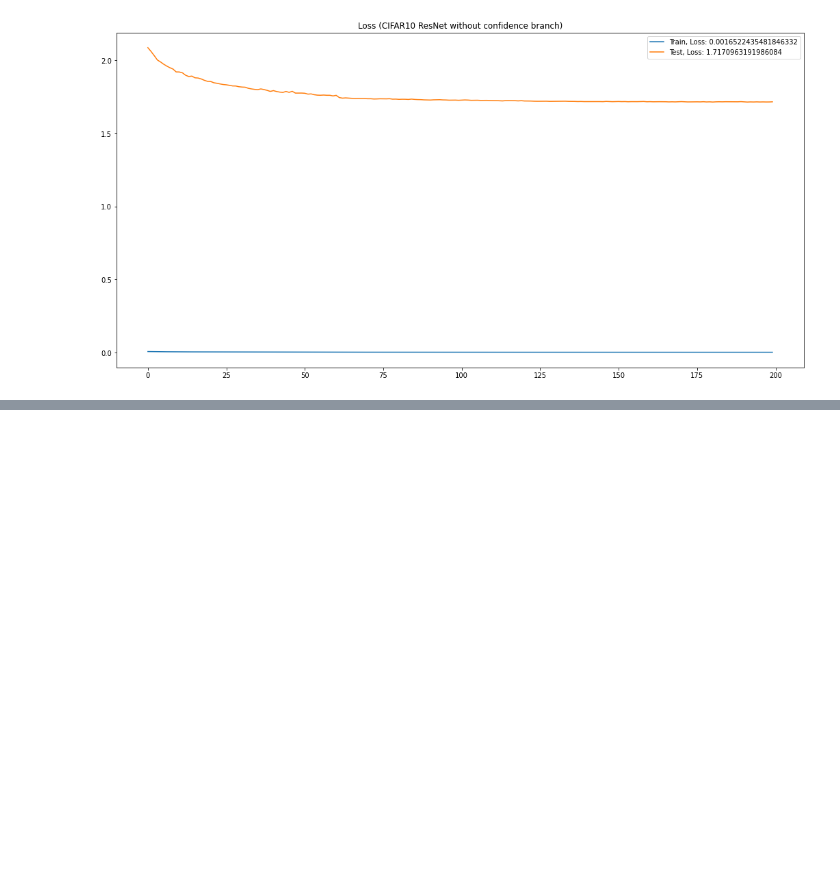
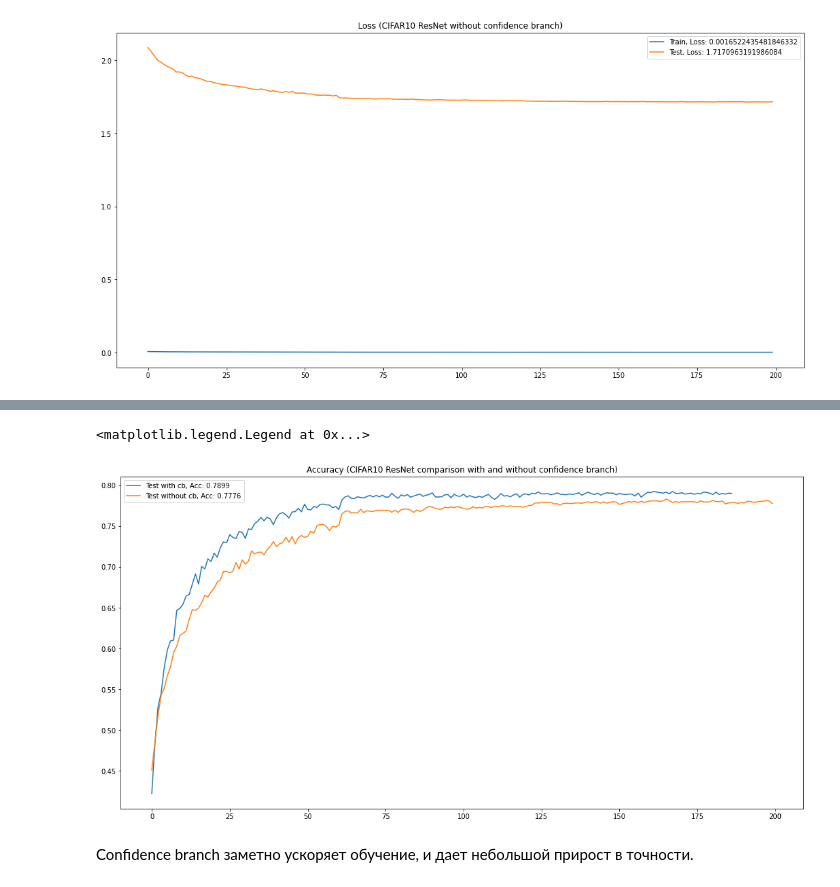
Before and after one commit to AstrakhantsevaAA/confidence_estimation_resnet, a Jupyter notebook: confidence_train.ipynb, the cells around one changed output, grey strips where cells are left out. Drawn from its saved outputs; the diff is of its cells as text; code cells hidden in the pictures; blank space fills up the shorter version.

```diff
--- a/confidence_train.ipynb
+++ b/confidence_train.ipynb
@@ -348,0 +349,11 @@ plt.legend()
+# %%
+plt.figure(figsize=(18, 9))
+plt.plot(np.arange(len(acc_test_cb)), acc_test_cb, label=f'Test with cb, Acc: {acc_test_cb[-1]}')
+plt.plot(np.arange(len(acc_test_baseline)), acc_test_baseline, label=f'Test without cb, Acc: {acc_test_baseline[-1]}')
+plt.title(f'Accuracy (CIFAR10 ResNet comparison with and without confidence branch)')
+plt.legend()
+# %% [output]
+<matplotlib.legend.Legend at 0x...>
+[figure, added]
+# %% [markdown]
+Confidence branch заметно ускоряет обучение, и дает небольшой прирост в точности.
```
Also changed, not shown: parts of 6 cells of this notebook.
